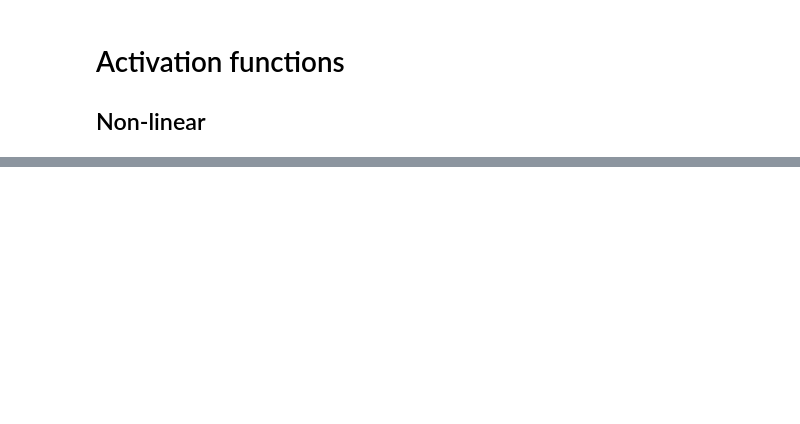
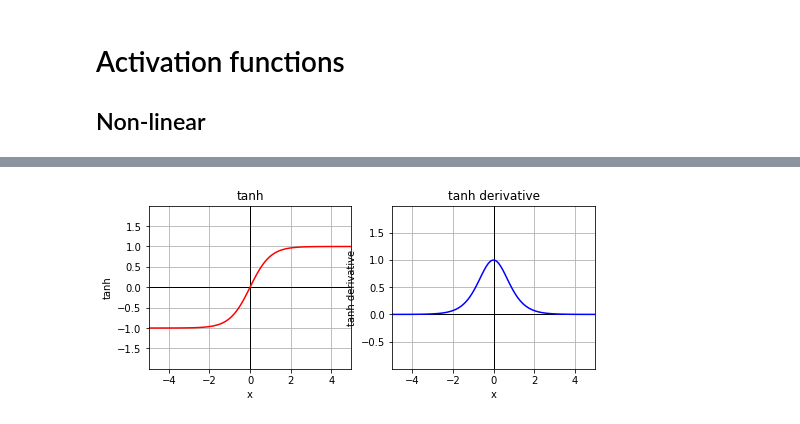
Before and after one commit to michalharakal/data_science_portfolio, a Jupyter notebook: ml/basics/activation_methods.ipynb, the cells around one changed output, grey strips where cells are left out. Cells and saved outputs as stored; diff of their text form; code cells hidden in the pictures; blank space fills up the shorter version.

Commit message:
Add tanh acivation function

```diff
--- a/ml/basics/activation_methods.ipynb
+++ b/ml/basics/activation_methods.ipynb
@@ -39,0 +44,14 @@ plt.show()
+# %%
+def tanh(x):
+    return (np.exp(x) - np.exp(-x))/(np.exp(x) + np.exp(-x))
+
+def tanh_derivative(x):
+    return 1 - pow(tanh(x), 2)
+
+x = np.linspace(-5, 5, 100)
+fig, axs = plt.subplots(1,2, figsize=(8, 3))
+plot_data(x, tanh(x), axs[0], "tanh", "r")
+plot_data(x, tanh_derivative(x), axs[1], "tanh derivative", "b")
+plt.show()
+# %% [output]
+[figure, added]
```
Also changed, not shown: parts of 4 cells of this notebook.
